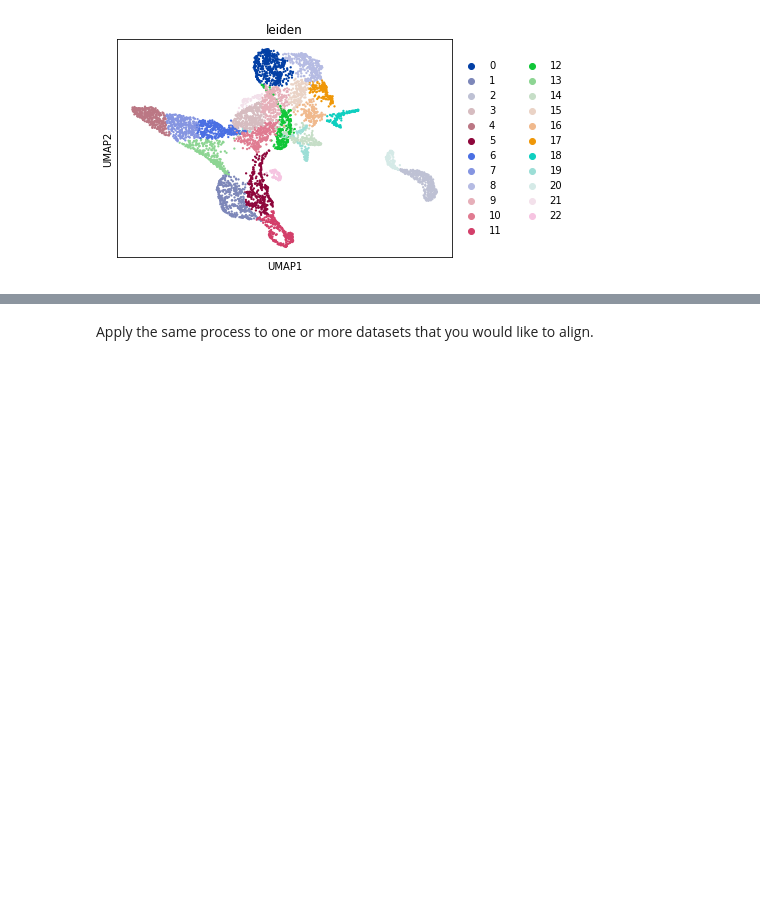
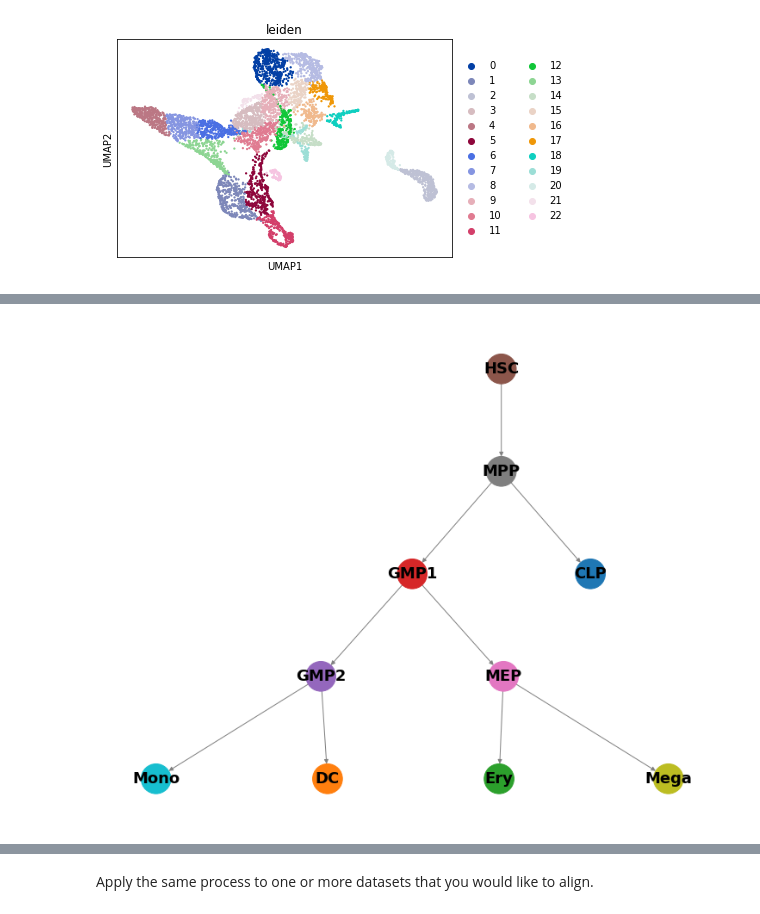
Before and after one commit to ykat0/capital, a Jupyter notebook: docs/tutorials/capital_tutorial_adding_annotations_trajectory_tree.ipynb, the cells around one changed output, grey strips where cells are left out. Saved outputs shown, nothing was run; the diff lists cells and outputs as text; code cells hidden in the pictures; blank space fills up the shorter version.

```diff
--- a/docs/tutorials/capital_tutorial_adding_annotations_trajectory_tree.ipynb
+++ b/docs/tutorials/capital_tutorial_adding_annotations_trajectory_tree.ipynb
@@ -77,0 +89,4 @@ You can also draw your own defined tree in networkx.DiGraph and pass it to the a
+# %%
+cp.pl.trajectory_tree(adata1)
+# %% [output]
+[figure, added]
```
Also changed, not shown: parts of 71 cells of this notebook.
